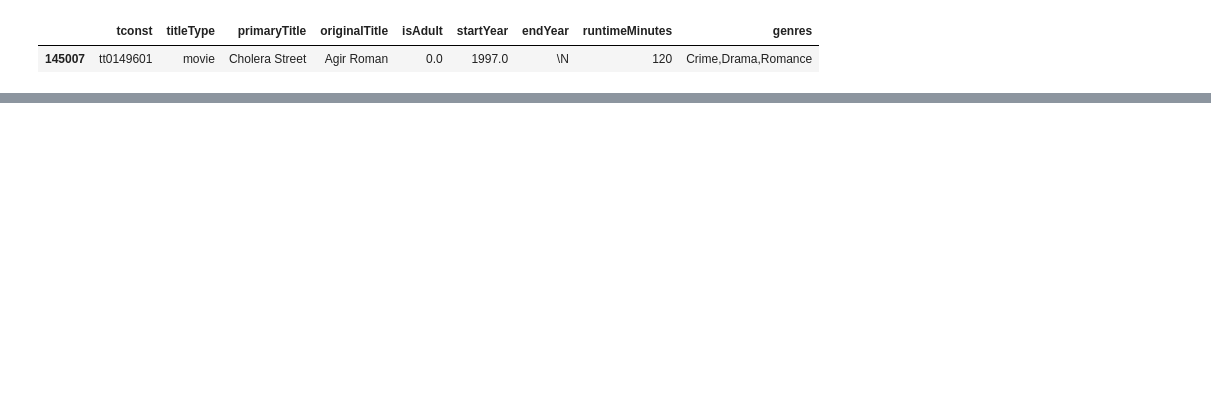
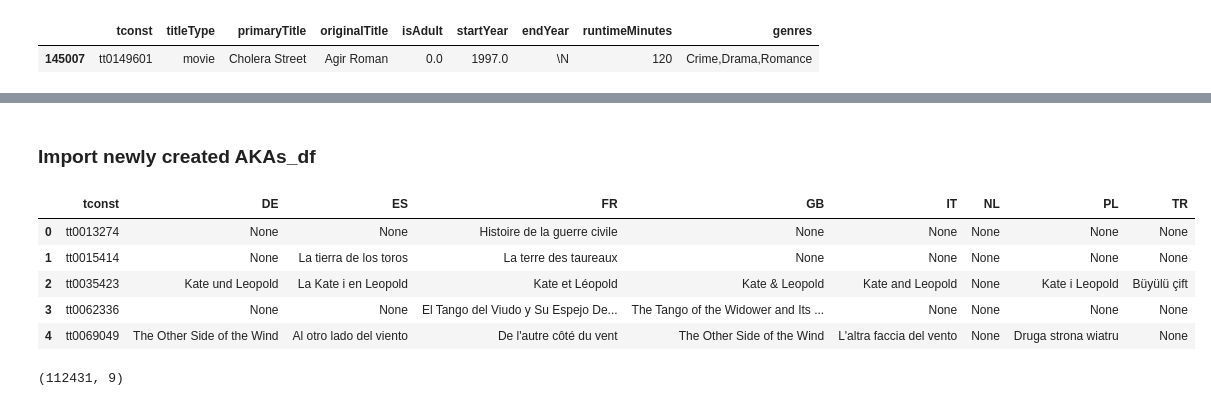
Before and after one commit to tk87-hono/data_analytics_24_4-Capstone_Movie_Group, a Jupyter notebook: Improving_merge_eu_na_IMDB.ipynb, the cells around one changed output, grey strips where cells are left out. Cells and saved outputs as stored; diff of their text form; code cells hidden in the pictures; blank space fills up the shorter version.

```diff
--- a/Improving_merge_eu_na_IMDB.ipynb
+++ b/Improving_merge_eu_na_IMDB.ipynb
@@ -1069 +1068,3 @@ imdb_df[imdb_df["tconst"] == "tt1605630"]
 1 rows × 27 columns
+# %% [markdown]
+### Import newly created AKAs_df
@@ -1069,0 +1075,12 @@ imdb_df[imdb_df["tconst"] == "tt1605630"]
+# %%
+aka_df = sqlf.get_dataframe(aka_query)
+display(aka_df.head())
+aka_df.shape
+# %% [output]
+|  | tconst | DE | ES | FR | GB | IT | NL | PL | TR |
+| 0 | tt0013274 | None | None | Histoire de la guerre civile | None | None | None | None | None |
+| 1 | tt0015414 | None | La tierra de los toros | La terre des taureaux | None | None | None | None | None |
+| 2 | tt0035423 | Kate und Leopold | La Kate i en Leopold | Kate et Léopold | Kate & Leopold | Kate and Leopold | None | Kate i Leopold | Büyülü çift |
+| 3 | tt0062336 | None | None | El Tango del Viudo y Su Espejo De... | The Tango of the Widower and Its ... | None | None | None | None |
+| 4 | tt0069049 | The Other Side of the Wind | Al otro lado del viento | De l'autre côté du vent | The Other Side of the Wind | L'altra faccia del vento | None | Druga strona wiatru | None |
+(112431, 9)
```
Also changed, not shown: parts of 41 cells of this notebook.
